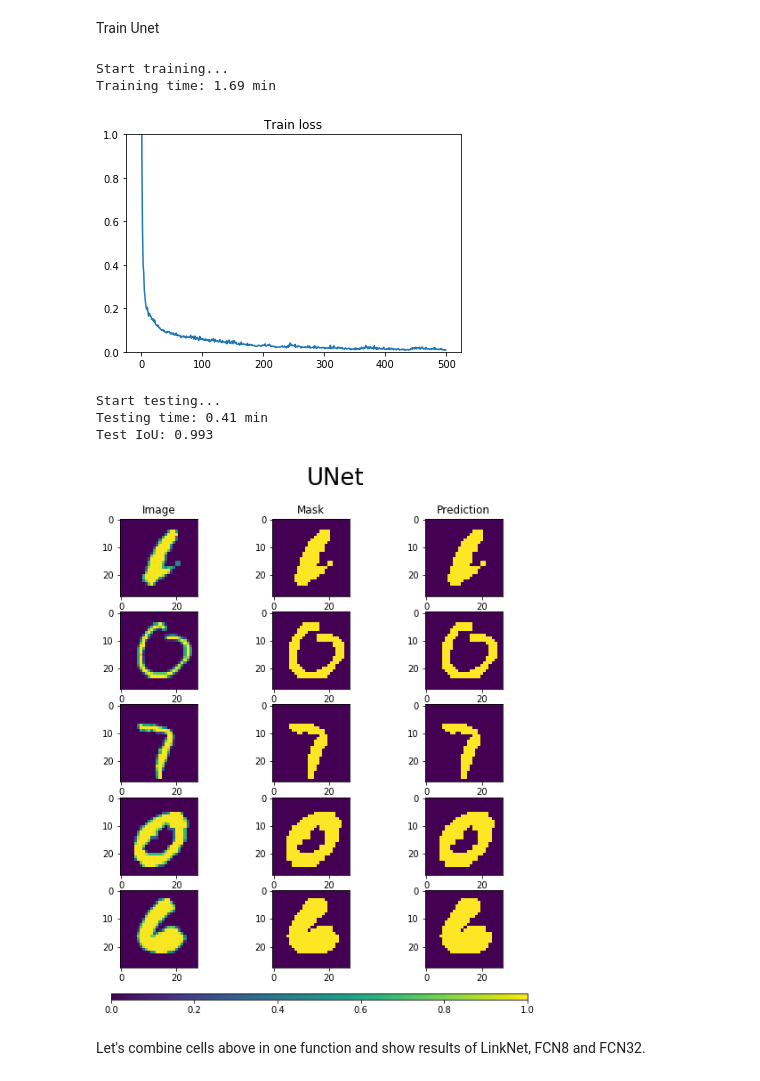
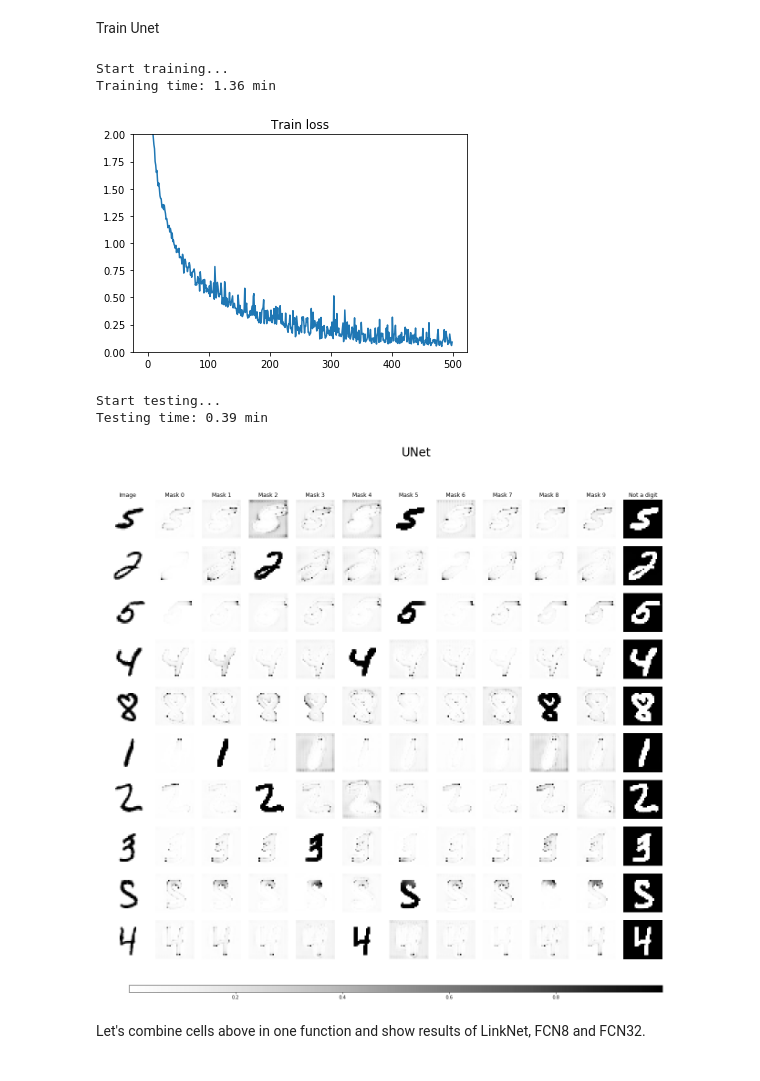
Before and after one commit to analysiscenter/az_training, a Jupyter notebook: alexey_kozhevin/task_02/Segmentation networks simple.ipynb, the cells around one changed output. Cells and saved outputs as stored; diff of their text form; code cells hidden in the pictures.

```diff
--- a/alexey_kozhevin/task_02/Segmentation networks simple.ipynb
+++ b/alexey_kozhevin/task_02/Segmentation networks simple.ipynb
@@ -53,7 +52,7 @@ model_config = {'loss': 'softmax_cross_entropy',
                 # inputs is a config dict to create placeholders
                 'inputs':    {'images': {'shape': (28, 28, 1)},  # shape of the input images
                               'masks':  {'shape': (28, 28),      # shape of masks
-                                         'classes': 2,           # number of segmantation classes
+                                         'classes': 11,           # number of segmantation classes
                                          'transform': 'ohe',     # apply one-hot encoding to masks
                                          'name': 'targets'}},    # name of the tf.Tensor after transformation
                 'filters': 64,                                   # number of filters before the first downsampling block
@@ -87,12 +86,12 @@ print("Training time: {:4.2f} min".format((time() - t)/60))
 
 plt.title('Train loss')
 plt.plot(train_pp.get_variable('loss_history'))
-plt.ylim((0, 1))
+plt.ylim((0, 2))
 plt.show()
 # %% [output]
 Start training...
-Training time: 1.69 min
+Training time: 1.36 min
-[figure, old version]
+[figure, new version]
 # %%
 test_pp = (mnist.test.p
         .import_model('conv', train_pp)
@@ -103,22 +102,53 @@ test_pp = (mnist.test.p
                        save_to=V('predictions'), mode='a'))
 # %%
 print("Start testing...")
-iou = []
+#iou = []
 t = time()
 for i in range(len(mnist.test.indices) // BATCH_SIZE):
     batch = test_pp.next_batch(BATCH_SIZE, shuffle=True, n_epochs=1, drop_last=True, prefetch=0)
-    iou.append(get_iou(batch, test_pp.get_variable('predictions')[-1]))
+    #iou.append(get_iou(batch, test_pp.get_variable('predictions')[-1]))
 print("Testing time: {:4.2f} min".format((time() - t)/60))
 
-print('Test IoU: {0:.3f}'.format(np.mean(iou)))
+#print('Test IoU: {0:.3f}'.format(np.mean(iou)))
 # %% [output]
 Start testing...
-Testing time: 0.41 min
-Test IoU: 0.993
+Testing time: 0.39 min
+# %%
+def get_plots(images, masks, proba, n_examples=10, title=None):
+    images = np.squeeze(images)
+    masks = np.squeeze(masks)
+
+    n_rows = 12
+    plt.figure(figsize=(25, 2*n_examples))
+    if title is not None:
+        plt.suptitle(title, fontsize=26)
+    for i in range(n_examples):
+        plt.subplot(n_examples, n_rows, i*n_rows + 1)
+        if i == 0:
+            plt.title('Image')
+        plt.imshow(images[i]/255, vmin=0, vmax=1, cmap='Greys')
+        plt.axis('off')
+        for j in range(10):
+            plt.subplot(n_examples, n_rows, i*n_rows + 2 + j)
+            if i == 0:
+                plt.title('Mask {}'.format(j))
+            plt.imshow(proba[i][:, :, j], cmap='Greys')
+            plt.axis('off')
+
+        plt.subplot(n_examples, n_rows, i*n_rows + 12)
+        if i == 0:
+            plt.title('Not a digit')
+        plt.imshow(proba[i][:, :, -1], cmap='Greys')
+        plt.axis('off')
+
+    plt.subplots_adjust(bottom=0.2, right=0.8, top=0.9)
+    cax = plt.axes([0.15, 0.15, 0.65, 0.01])
+    plt.colorbar(cax=cax, orientation='horizontal')
+    plt.show()
 # %%
-get_plots(batch.data.images, make_masks(batch.data), test_pp.get_variable('predictions')[-1], 'UNet')
+get_plots(batch.data.images, make_masks(batch.data), test_pp.get_variable('predictions')[-1], title='UNet')
 # %% [output]
-[figure, old version]
+[figure, new version]
 # %% [markdown]
 Let's combine cells above in one function and show results of LinkNet, FCN8 and FCN32.
 # %%
```
Also changed, not shown: parts of 6 cells of this notebook, 1 other file.
